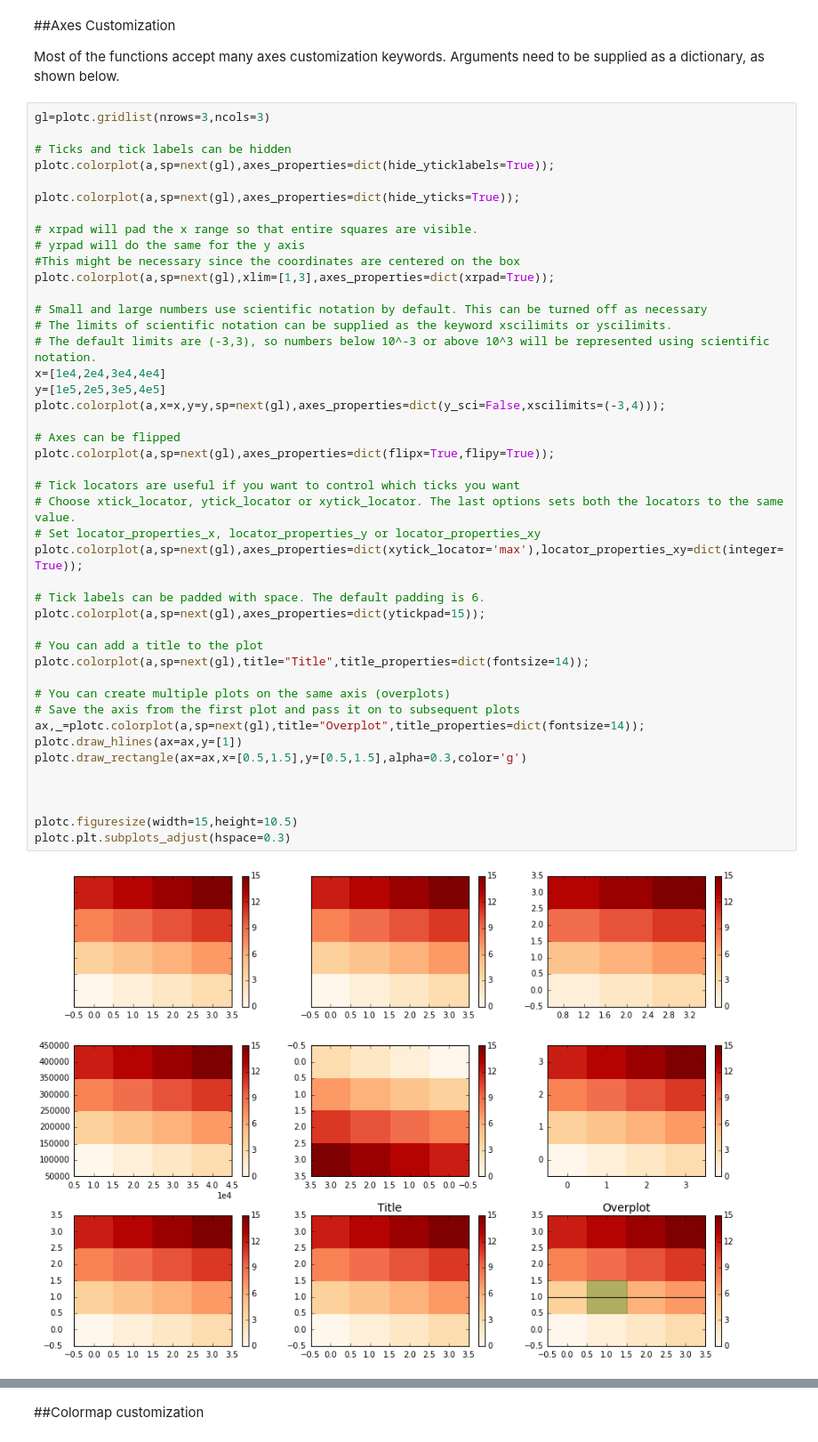
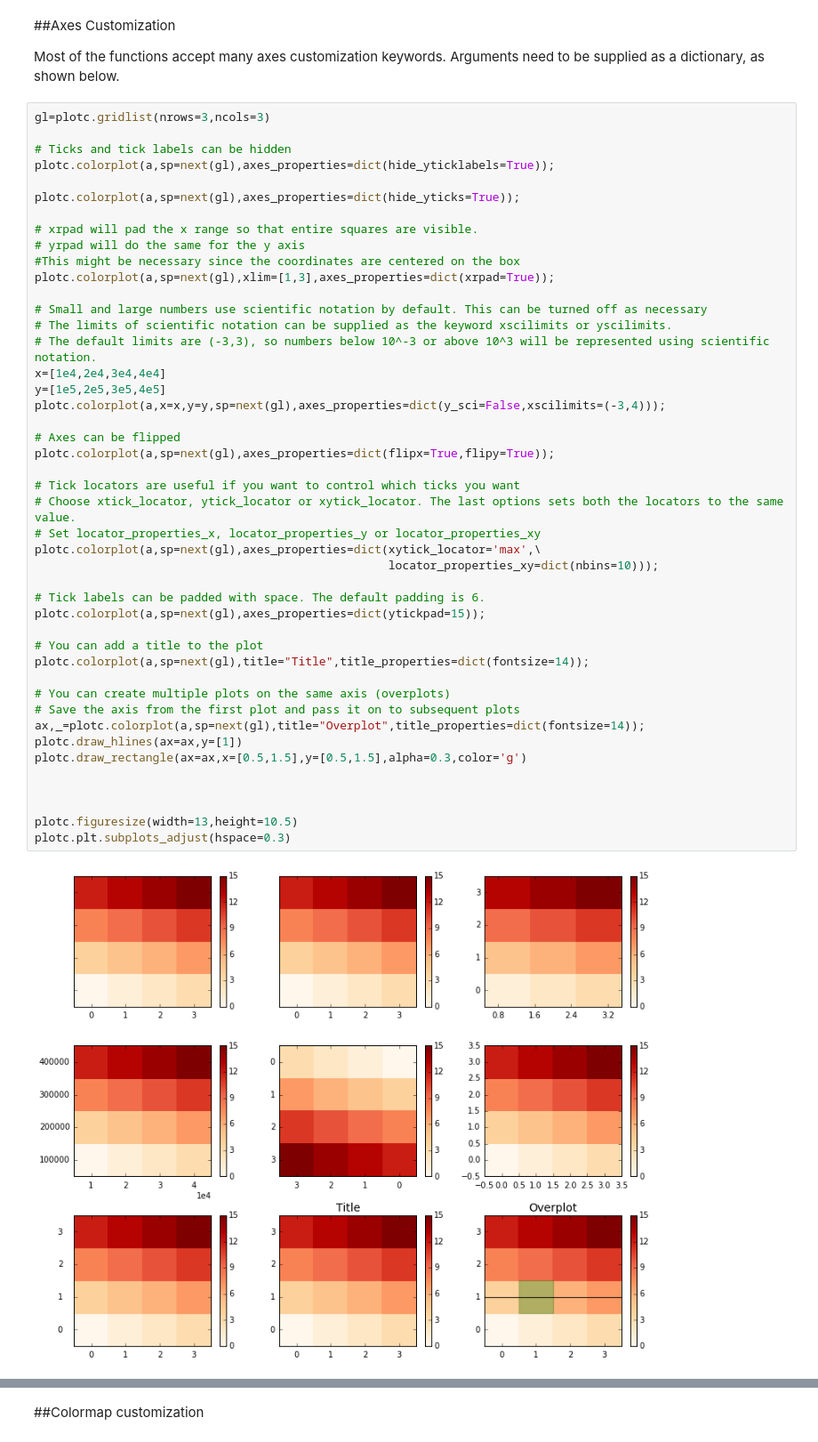
Before and after one commit to jishnub/plotc, a Jupyter notebook: Manual.ipynb, the cells around one changed output, grey strips where cells are left out. Shown at 89% size. Saved outputs shown, nothing was run; the diff lists cells and outputs as text.

Commit message:
Improved locators

```diff
--- a/Manual.ipynb
+++ b/Manual.ipynb
@@ -214,36 +213,37 @@ plotc.colorplot(a,sp=next(gl),xlim=[1,3],axes_properties=dict(xrpad=True));
 # Small and large numbers use scientific notation by default. This can be turned off as necessary
 # The limits of scientific notation can be supplied as the keyword xscilimits or yscilimits.
 # The default limits are (-3,3), so numbers below 10^-3 or above 10^3 will be represented using scientific notation.
 x=[1e4,2e4,3e4,4e4]
 y=[1e5,2e5,3e5,4e5]
 plotc.colorplot(a,x=x,y=y,sp=next(gl),axes_properties=dict(y_sci=False,xscilimits=(-3,4)));
 
 # Axes can be flipped
 plotc.colorplot(a,sp=next(gl),axes_properties=dict(flipx=True,flipy=True));
 
 # Tick locators are useful if you want to control which ticks you want
 # Choose xtick_locator, ytick_locator or xytick_locator. The last options sets both the locators to the same value.
 # Set locator_properties_x, locator_properties_y or locator_properties_xy
-plotc.colorplot(a,sp=next(gl),axes_properties=dict(xytick_locator='max'),locator_properties_xy=dict(integer=True));
+plotc.colorplot(a,sp=next(gl),axes_properties=dict(xytick_locator='max',\
+                                                   locator_properties_xy=dict(nbins=10)));
 
 # Tick labels can be padded with space. The default padding is 6.
 plotc.colorplot(a,sp=next(gl),axes_properties=dict(ytickpad=15));
 
 # You can add a title to the plot
 plotc.colorplot(a,sp=next(gl),title="Title",title_properties=dict(fontsize=14));
 
 # You can create multiple plots on the same axis (overplots)
 # Save the axis from the first plot and pass it on to subsequent plots
 ax,_=plotc.colorplot(a,sp=next(gl),title="Overplot",title_properties=dict(fontsize=14));
 plotc.draw_hlines(ax=ax,y=[1])
 plotc.draw_rectangle(ax=ax,x=[0.5,1.5],y=[0.5,1.5],alpha=0.3,color='g')
 
 
 
-plotc.figuresize(width=15,height=10.5)
+plotc.figuresize(width=13,height=10.5)
 plotc.plt.subplots_adjust(hspace=0.3)
 # %% [output]
-[figure, old version]
+[figure, new version]
 # %%
 gl=plotc.gridlist(nrows=2,ncols=2)
 
```
Also changed, not shown: parts of 18 cells of this notebook, 1 other file.
